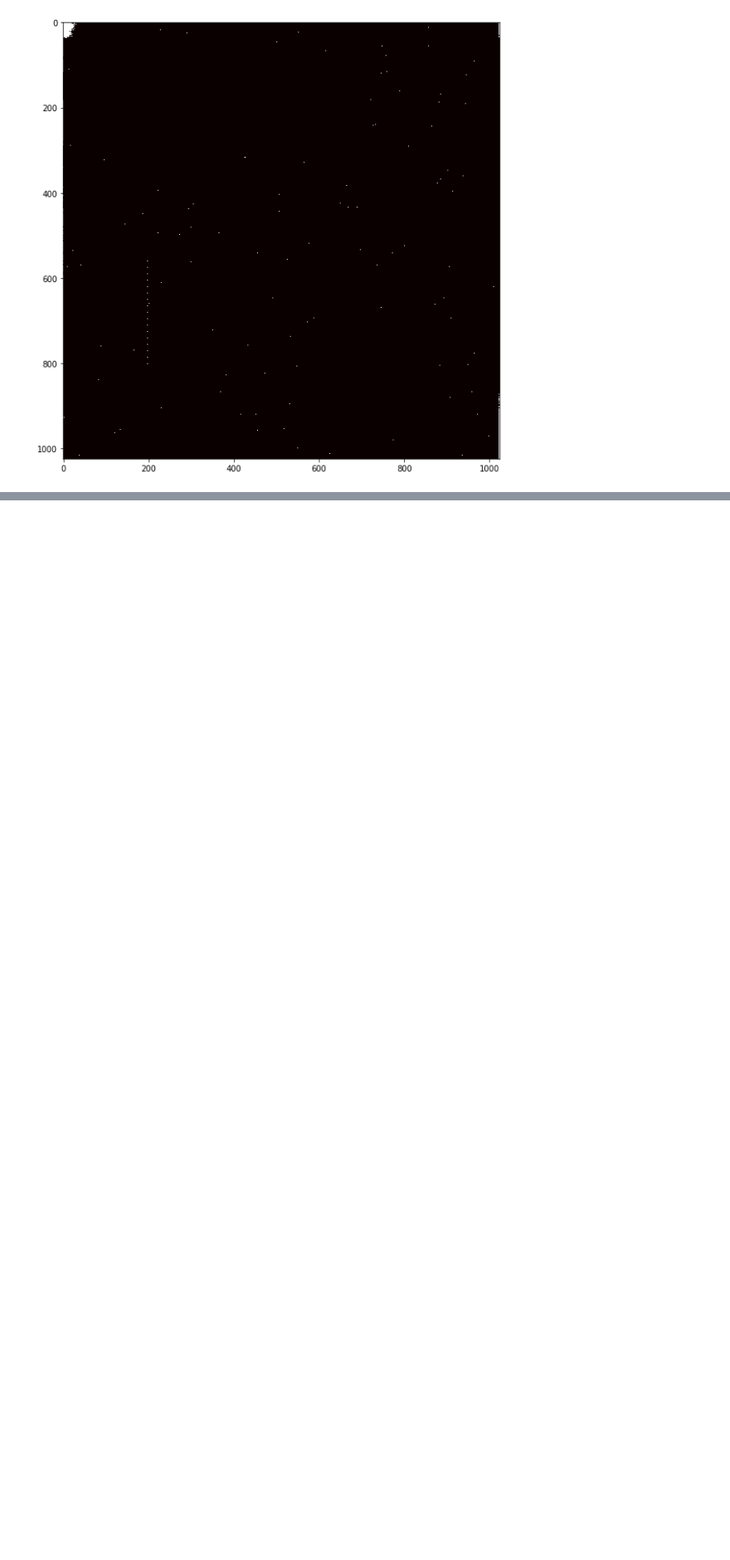
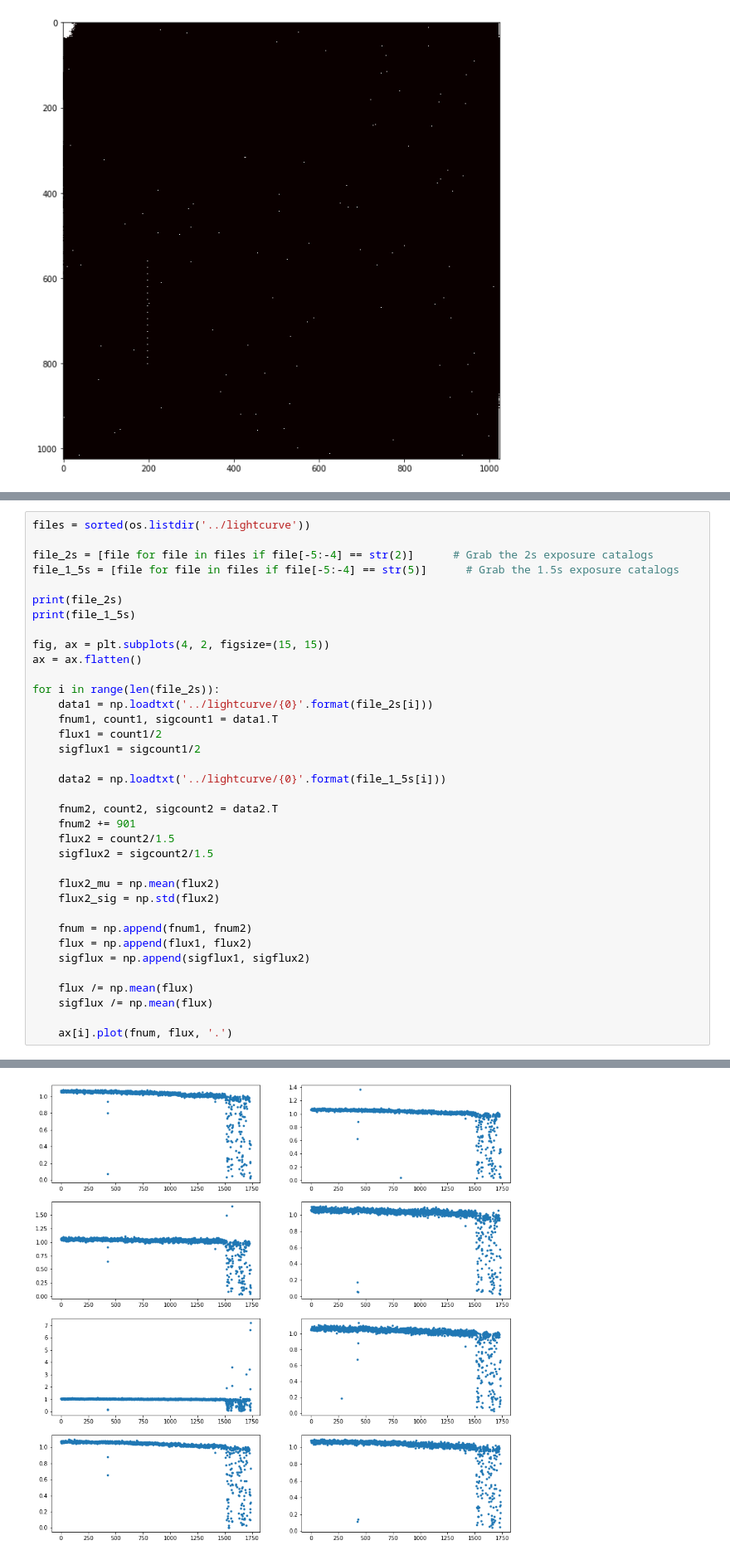
Before and after one commit to NMiklave/ast443-nyc, a Jupyter notebook: lab1/jupyter/lab1_analysis.ipynb, the cells around one changed output, grey strips where cells are left out. Shown at 83% size. Drawn from its saved outputs; the diff is of its cells as text; blank space fills up the shorter version.

```diff
--- a/lab1/jupyter/lab1_analysis.ipynb
+++ b/lab1/jupyter/lab1_analysis.ipynb
@@ -167,0 +212,37 @@ plt.show()
+# %%
+files = sorted(os.listdir('../lightcurve'))
+
+file_2s = [file for file in files if file[-5:-4] == str(2)]      # Grab the 2s exposure catalogs
+file_1_5s = [file for file in files if file[-5:-4] == str(5)]      # Grab the 1.5s exposure catalogs
+
+print(file_2s)
+print(file_1_5s)
+
+fig, ax = plt.subplots(4, 2, figsize=(15, 15))
+ax = ax.flatten()
+
+for i in range(len(file_2s)):
+    data1 = np.loadtxt('../lightcurve/{0}'.format(file_2s[i]))
+    fnum1, count1, sigcount1 = data1.T
+    flux1 = count1/2
+    sigflux1 = sigcount1/2
+
+    data2 = np.loadtxt('../lightcurve/{0}'.format(file_1_5s[i]))
+
+    fnum2, count2, sigcount2 = data2.T
+    fnum2 += 901
+    flux2 = count2/1.5
+    sigflux2 = sigcount2/1.5
+
+    flux2_mu = np.mean(flux2)
+    flux2_sig = np.std(flux2)
+
+    fnum = np.append(fnum1, fnum2)
+    flux = np.append(flux1, flux2)
+    sigflux = np.append(sigflux1, sigflux2)
+
+    flux /= np.mean(flux)
+    sigflux /= np.mean(flux)
+
+    ax[i].plot(fnum, flux, '.')
+# %% [output]
@@ -167,0 +251 @@ plt.show()
+[figure, added]
```
Also changed, not shown: parts of 4 cells of this notebook, 2 other files.
